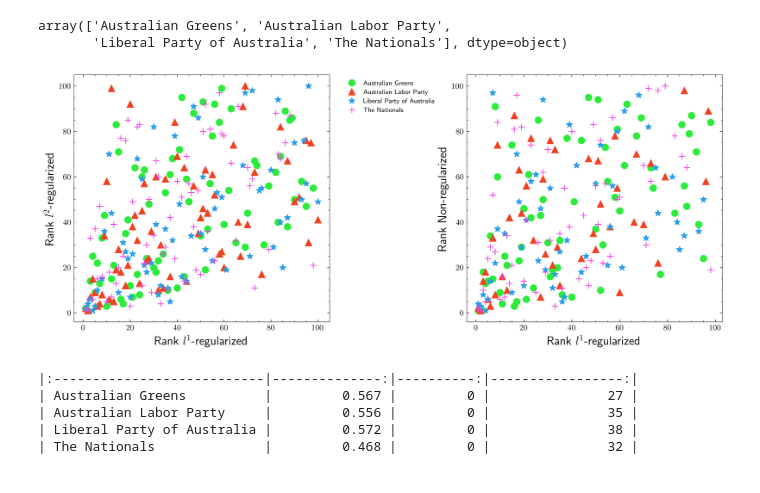
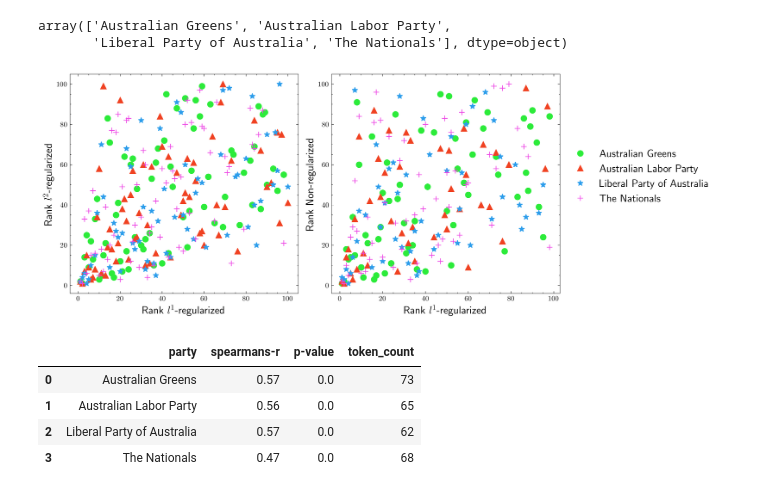
Before and after one commit to frederik-kilpinen/Exam2021-DM-ASDS2, a Jupyter notebook: Notebooks/7.party_prediction.ipynb, the cells around one changed output. Saved outputs shown, nothing was run; the diff lists cells and outputs as text; code cells hidden in the pictures.

Commit message:
topic_model and party_prediction FINAL

```diff
--- a/Notebooks/7.party_prediction.ipynb
+++ b/Notebooks/7.party_prediction.ipynb
@@ -58,7 +58,7 @@ class MlogitMargins:
 
         J = probas.shape[1]
         N = probas.shape[0]
-        K = betas.shape[0]
+        K = betas.shape[1]
 
         avg_margins = np.zeros([K, J])
 
@@ -199,43 +213,45 @@ array(['Australian Greens', 'Australian Labor Party',
        'Liberal Party of Australia', 'The Nationals'], dtype=object)
 # %%
 #List for count of AMEs not in the intersection of top 100 from both models
-missing_tokens = []
-rank_corr = {}
+tokens_count = []
+rank_corr_lst = []
 with plt.style.context(['science']):
-    fig, axs = plt.subplots(1,2 , figsize=(12,5), dpi = 600)
-    colors_markers = [("#2ceb3a", "o"), ("#f04222", "^"), ("#2c9deb", "*"),
-                          ("#ed48e5", "+")]
+    fig, axs = plt.subplots(1,2 , figsize=(13.5,5), dpi = 600)
+    colors_markers = [("#2ceb3a", "o"), ("#f04222", "^"), ("#2c9deb", "*"), ("#ed48e5", "+")]
+
     for ax,outcome in zip(axs, [l2res, noregres]):
+        rank_corr = {}
         for mark,party in zip(colors_markers,l1res.fitted_model.classes_):
             #Get top 100 AMEs
             x = l1res.margins.sort_values(party, ascending=False).head(100)
             y = outcome.margins.sort_values(party, ascending=False).head(100)
 
             #Add the rank of each token
             x["rank"] = [r+1 for r in range(x.shape[0])]
             y["rank"] = [r+1 for r in range(y.shape[0])]
 
             #Df containing intersect of x and y
             rank_df = x.merge(y, on="token")
 
             #Append the amount of tokens not in both top 100 AMEs
-            missing_tokens.append(100 - rank_df.shape[0])
+            tokens_count.append(rank_df.shape[0])
 
             #calculate correlation between rank
             rank_corr[party] = spearmanr(rank_df["rank_x"], rank_df["rank_y"])
 
             ax.plot(rank_df["rank_x"], rank_df["rank_y"], marker = mark[1], color = mark[0], label = party,
                    linestyle = "none", markersize = 8)
 
+        rank_corr_lst.append(rank_corr)
 
         ax.set_xlabel(r"Rank $l^1$-regularized", size = 15)
         if outcome == l2res:
             ax.set_ylabel(r"Rank $l^2$-regularized", size = 15)
         else:
             ax.set_ylabel(r"Rank Non-regularized", size = 15)
 
-    ax.legend(bbox_to_anchor=(-0.1, 1), fontsize = 8)
+    ax.legend(bbox_to_anchor=(1, 0.7), fontsize = 15)
     fig.tight_layout()
-    plt.savefig("rank_corr_2.png")
+    plt.savefig("rank_corr.pdf")
 # %% [output]
-[figure, old version]
+[figure, new version]
@@ -247,8 +258,11 @@ corr_df["missing_tokens"] = missing_tokens
-# %%
-print(corr_df.round(3).to_markdown())
-# %% [output]
-|:---------------------------|--------------:|----------:|-----------------:|
-| Australian Greens          |         0.567 |         0 |               27 |
-| Australian Labor Party     |         0.556 |         0 |               35 |
-| Liberal Party of Australia |         0.572 |         0 |               38 |
-| The Nationals              |         0.468 |         0 |               32 |
+# %%
+corr_df1 = pd.DataFrame(rank_corr_lst[0]).transpose().reset_index()
+corr_df1.columns = ["party", "spearmans-r", "p-value"]
+corr_df1["token_count"] = tokens_count[:4]
+corr_df1.round(2)
+# %% [output]
+|  | party | spearmans-r | p-value | token_count |
+| 0 | Australian Greens | 0.57 | 0.0 | 73 |
+| 1 | Australian Labor Party | 0.56 | 0.0 | 65 |
+| 2 | Liberal Party of Australia | 0.57 | 0.0 | 62 |
+| 3 | The Nationals | 0.47 | 0.0 | 68 |
```
Also changed, not shown: parts of 5 cells of this notebook.
